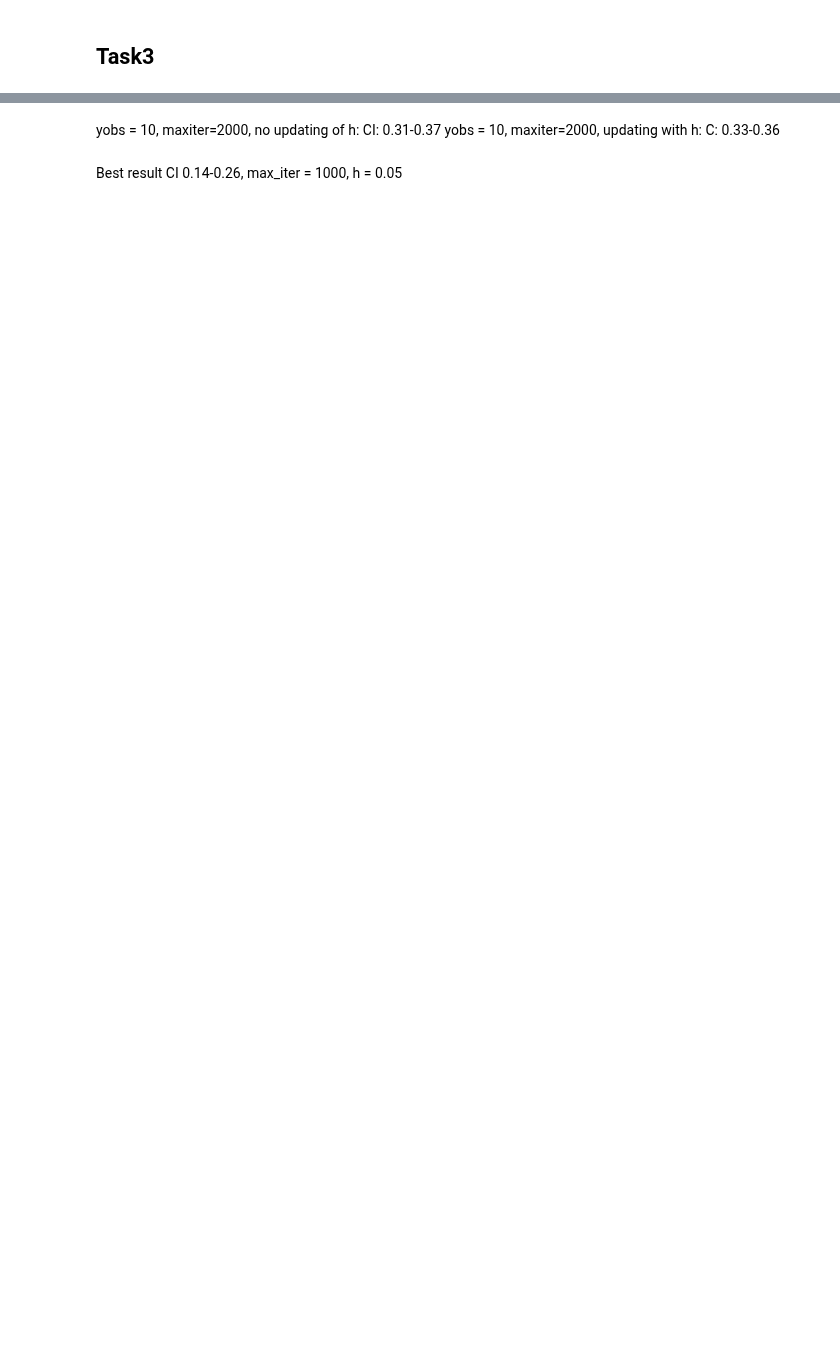
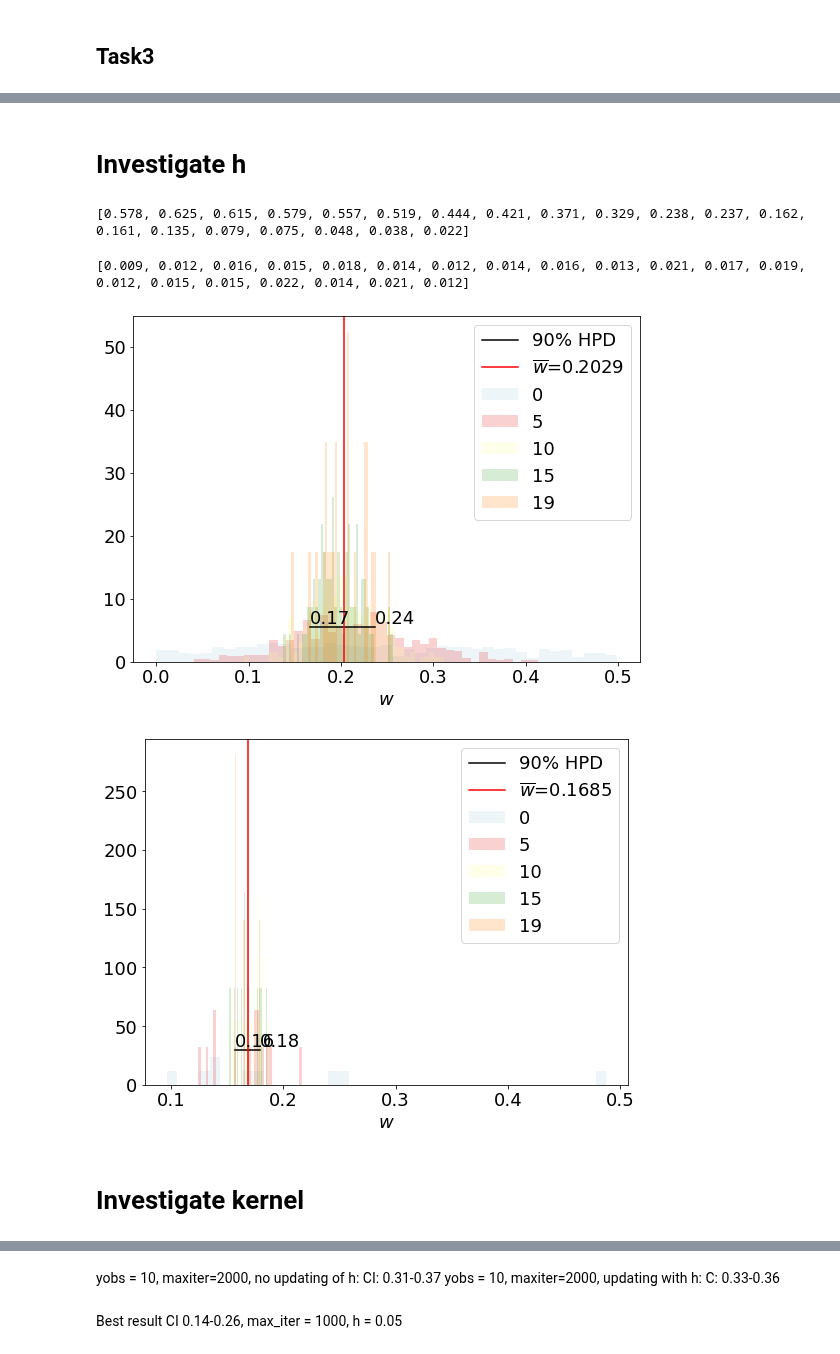
Before and after one commit to elindgren/asam_projects, a Jupyter notebook: Project3/project3_galton_board.ipynb, the cells around one changed output, grey strips where cells are left out. Saved outputs shown, nothing was run; the diff lists cells and outputs as text; code cells hidden in the pictures; blank space fills up the shorter version.

```diff
--- a/Project3/project3_galton_board.ipynb
+++ b/Project3/project3_galton_board.ipynb
@@ -471,3 +480,31 @@ def plot_posterior(ax, alpha, label, iteration, cycles, plot_ci=False):
     ax.set_xlabel(r'$w$')
     ax.legend(loc='best')
 #plt.savefig('figures_task2/w_posterior.png')
+# %% [markdown]
+# Investigate h
+# %%
+nData = 10
+y_obs,_ = gen_data(nData, alpha = 0.2)
+#y_obs = gen_exp_data(nData)
+
+
+statistic = 'WSD'
+h=10
+max_iter=100
+prior = sc.stats.uniform(0,0.5)
+alphas, acc, hs, prior1 = cycles_MCMC(y_obs, s_std, alpha_std,
+                                         prior=prior, max_iter = max_iter, h=h,
+                                         case=1, cycles=20, plot=True, statistic = statistic)
+print(acc)
+alphas, acc, hs, prior2 = cycles_MCMC(y_obs, s_std, alpha_std,
+                                         prior=prior, max_iter = max_iter,updateh = False, h=hs[-1],
+                                         case=1, cycles=20, plot=True, statistic = statistic)
+
+print(acc)
+# %% [output]
+[0.578, 0.625, 0.615, 0.579, 0.557, 0.519, 0.444, 0.421, 0.371, 0.329, 0.238, 0.237, 0.162, 0.161, 0.135, 0.079, 0.075, 0.048, 0.038, 0.022]
+[0.009, 0.012, 0.016, 0.015, 0.018, 0.014, 0.012, 0.014, 0.016, 0.013, 0.021, 0.017, 0.019, 0.012, 0.015, 0.015, 0.022, 0.014, 0.021, 0.012]
+[figure, added]
+[figure, added]
+# %% [markdown]
+# Investigate kernel
```
Also changed, not shown: parts of 20 cells of this notebook.
